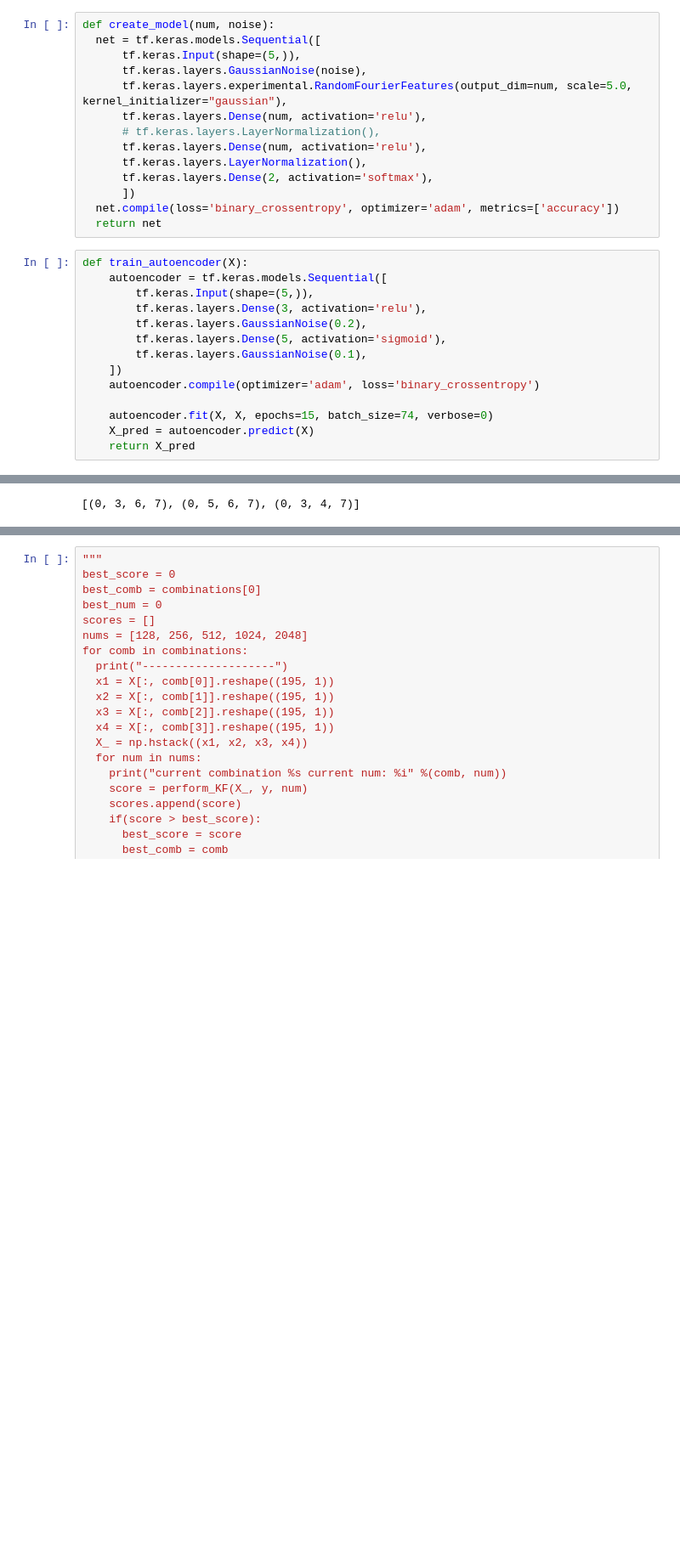
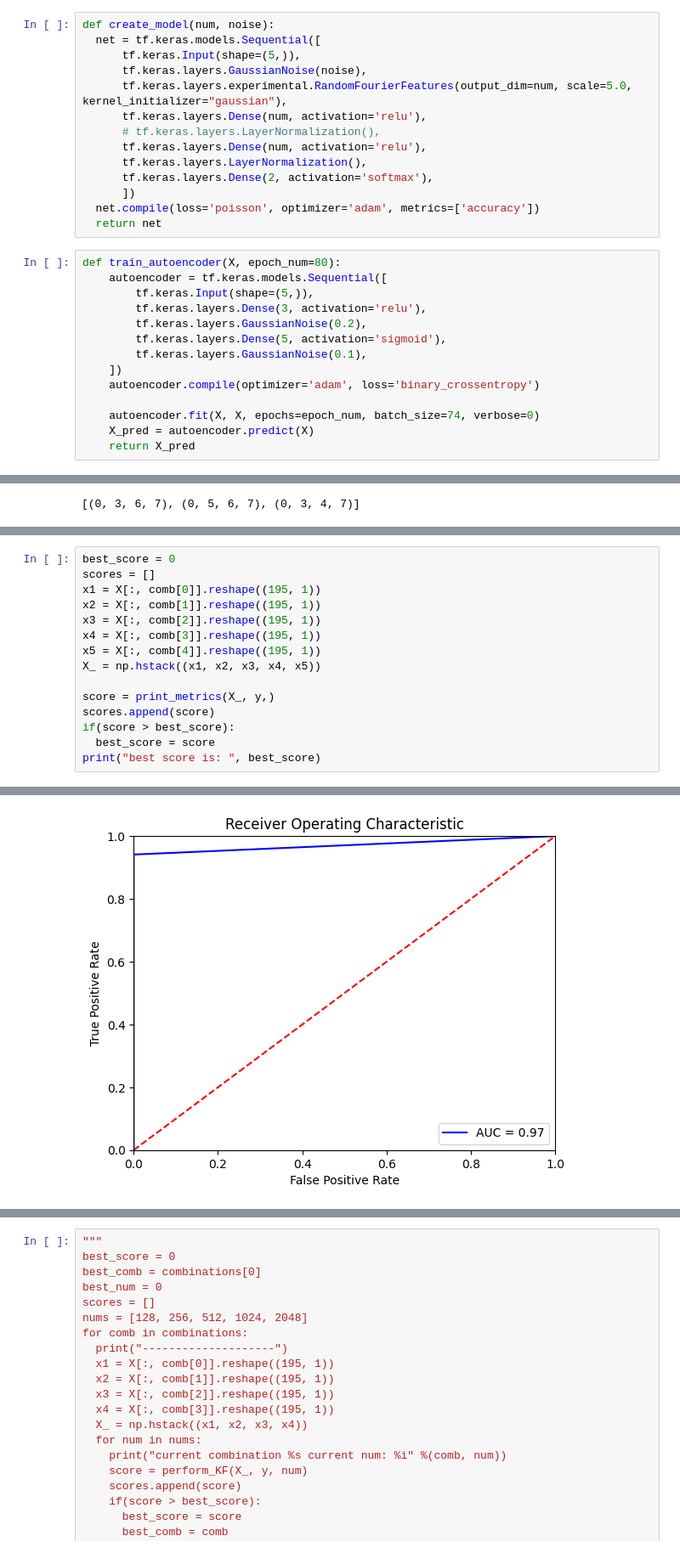
Before and after one commit to yangr296/ECE539, a Jupyter notebook: ECE539_DNN_3_VSC.ipynb, the cells around one changed output, grey strips where cells are left out. Shown at 85% size. Cells and saved outputs as stored; diff of their text form; blank space fills up the shorter version.

```diff
--- a/ECE539_DNN_3_VSC.ipynb
+++ b/ECE539_DNN_3_VSC.ipynb
@@ -48,10 +48,10 @@ def create_model(num, noise):
       tf.keras.layers.LayerNormalization(),
       tf.keras.layers.Dense(2, activation='softmax'),
       ])
-  net.compile(loss='binary_crossentropy', optimizer='adam', metrics=['accuracy'])
+  net.compile(loss='poisson', optimizer='adam', metrics=['accuracy'])
   return net
 # %%
-def train_autoencoder(X):
+def train_autoencoder(X, epoch_num=80):
     autoencoder = tf.keras.models.Sequential([
         tf.keras.Input(shape=(5,)),
         tf.keras.layers.Dense(3, activation='relu'),
@@ -61,7 +61,7 @@ def train_autoencoder(X):
     ])
     autoencoder.compile(optimizer='adam', loss='binary_crossentropy')
 
-    autoencoder.fit(X, X, epochs=15, batch_size=74, verbose=0)
+    autoencoder.fit(X, X, epochs=epoch_num, batch_size=74, verbose=0)
     X_pred = autoencoder.predict(X)
     return X_pred
 # %%
@@ -417,0 +489,16 @@ best score is:  0.9369238333333332
+# %%
+best_score = 0
+scores = []
+x1 = X[:, comb[0]].reshape((195, 1))
+x2 = X[:, comb[1]].reshape((195, 1))
+x3 = X[:, comb[2]].reshape((195, 1))
+x4 = X[:, comb[3]].reshape((195, 1))
+x5 = X[:, comb[4]].reshape((195, 1))
+X_ = np.hstack((x1, x2, x3, x4, x5))
+
+score = print_metrics(X_, y,)
+scores.append(score)
+if(score > best_score):
+  best_score = score
+print("best score is: ", best_score)
+# %% [output]
@@ -417,0 +513 @@ best score is:  0.9369238333333332
+[figure, added]
```
Also changed, not shown: parts of 6 cells of this notebook, 2 other files.
